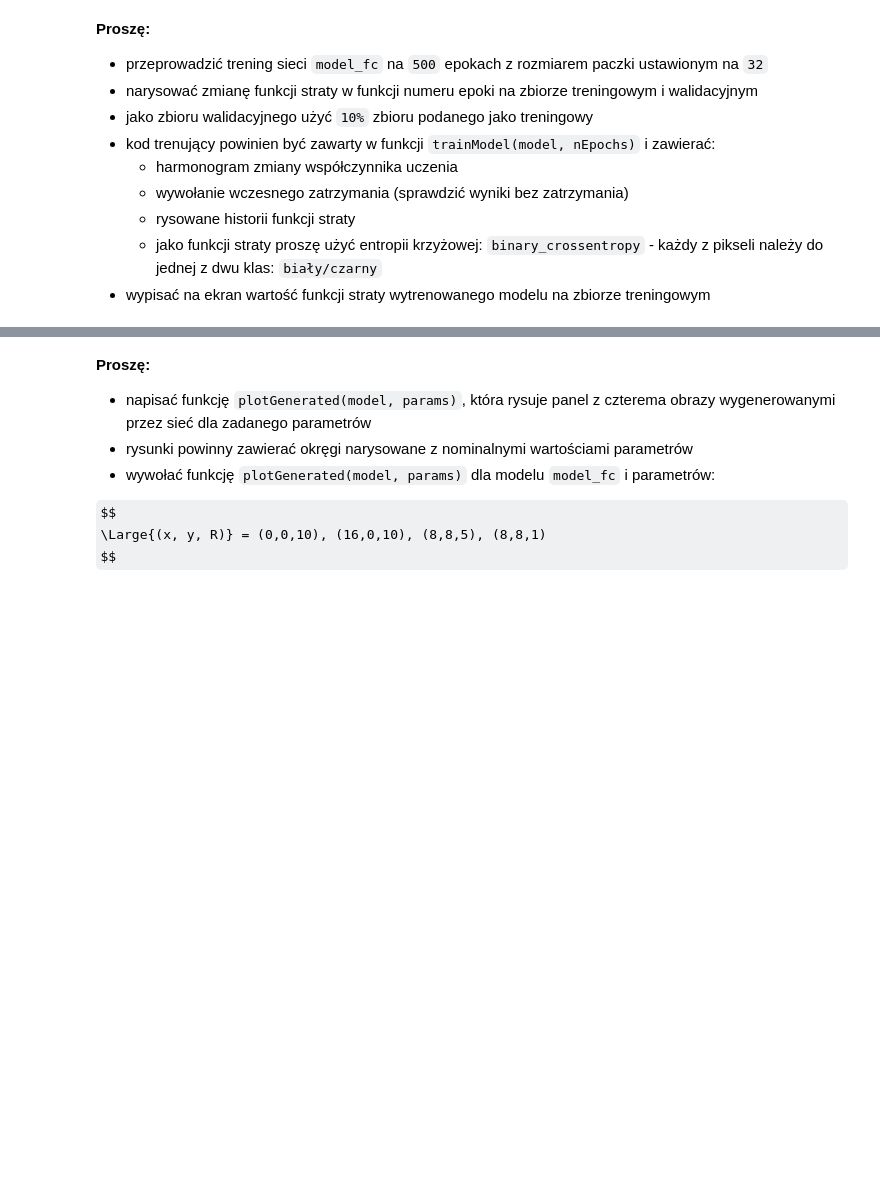
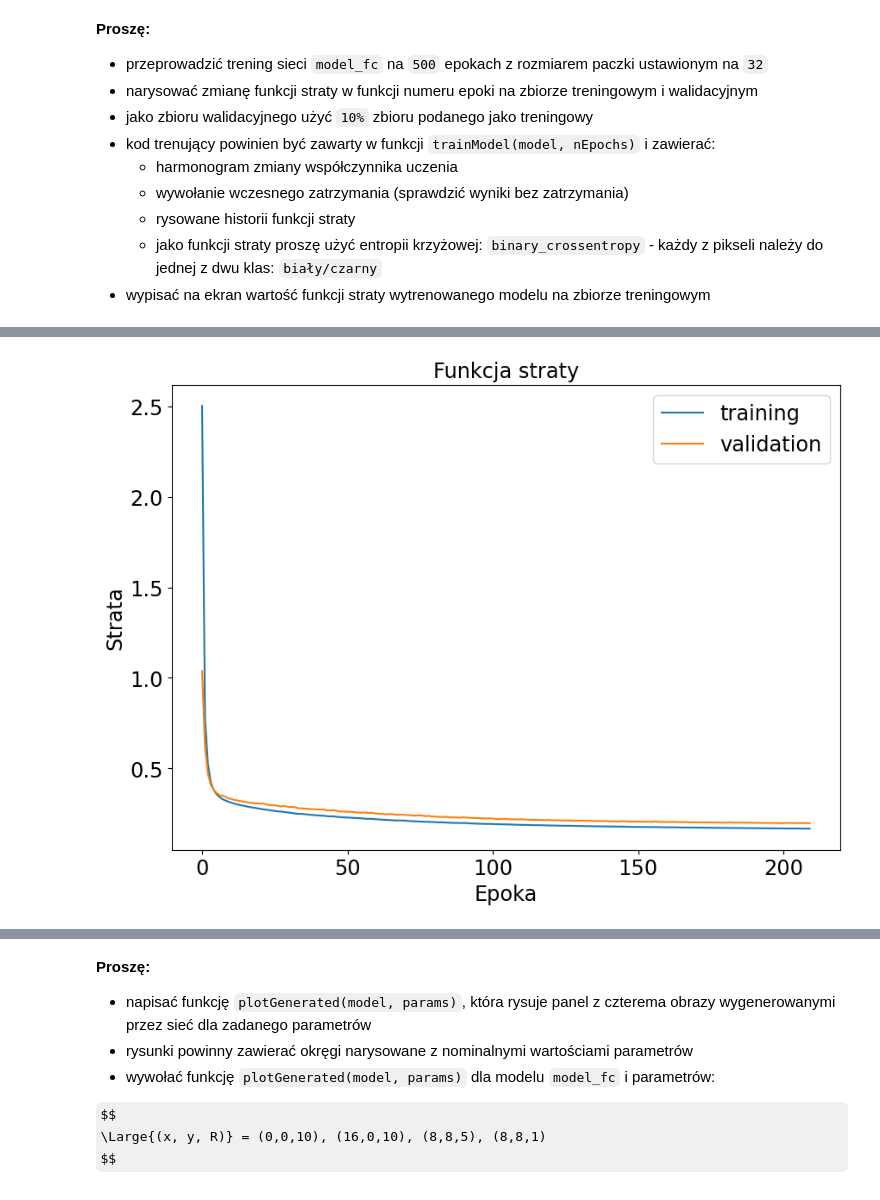
Before and after one commit to bkasza/MLII, a Jupyter notebook: 07/07_Sieci_ze_splotem_2.ipynb, the cells around one changed output, grey strips where cells are left out. Cells and saved outputs as stored; diff of their text form; code cells hidden in the pictures; some formulas as TeX source; blank space fills up the shorter version.

```diff
--- a/07/07_Sieci_ze_splotem_2.ipynb
+++ b/07/07_Sieci_ze_splotem_2.ipynb
@@ -204,9 +249,3 @@ print(colored("Labels shape:","blue"), x[1].shape)
 
 **Uwaga:**
 * parametr `res` musi mieć wartość domyślną
-# %%
-def discGenerator(res=16):
-...rozwiązanie...
-x = next(discGenerator())
-print(colored("Features shape:","blue"), x[0].shape)
-print(colored("Labels shape:","blue"), x[1].shape)
@@ -239,0 +310,13 @@ pass
+# %%
+bias = tf.keras.initializers.RandomUniform(minval = -1, maxval = 1)
+model_fc = tf.keras.models.Sequential([
+    tf.keras.Input(shape=(3,)),
+    tf.keras.layers.Dense(16, activation='relu', input_shape=(3,), kernel_initializer='HeNormal', bias_initializer=bias),  # Warstwa wejściowa (3 cechy: x, y, R)
+    tf.keras.layers.Dense(128, activation='relu', kernel_initializer='HeNormal', bias_initializer=bias),  # Pierwsza warstwa ukryta
+    tf.keras.layers.Dense(256, activation='sigmoid', kernel_initializer="HeNormal", bias_initializer = bias), # Druga warstwa ukryta
+    # tf.keras.layers.Dense(res * res, activation='sigmoid'),  # Warstwa wyjściowa (res*res pikseli)
+    tf.keras.layers.Reshape((res, res, 1))  # Zmiana kształtu na (res, res, 1)
+])
+
+# Wypisanie podsumowania modelu
+model_fc.summary()
@@ -272,0 +402,47 @@ trainModel(model_fc, nEpochs)
+# %%
+%%time
+
+import matplotlib.pyplot as plt
+
+def trainModel(model, nEpochs):
+    """Trenuje model sieci neuronowej.
+
+    Args:
+        model: Model sieci neuronowej do trenowania.
+        nEpochs: Liczba epok treningu.
+    """
+
+    # Definiowanie harmonogramu zmiany współczynnika uczenia
+    lr_schedule = tf.keras.optimizers.schedules.ExponentialDecay(
+        initial_learning_rate=1e-3,
+        decay_steps=10000,
+        decay_rate=0.9)
+
+    # Kompilacja modelu
+    model.compile(optimizer=tf.keras.optimizers.Adam(learning_rate=lr_schedule),
+                  loss='binary_crossentropy')
+
+    # Definiowanie wczesnego zatrzymania
+    early_stopping = tf.keras.callbacks.EarlyStopping(monitor='val_loss', patience=10)
+
+    # Trenowanie modelu
+    history = model.fit(features, labels, epochs=nEpochs, batch_size=32,
+                        validation_split=0.1, callbacks=[early_stopping])
+
+    # Rysowanie historii funkcji straty
+    plt.plot(history.history['loss'], label='training')
+    plt.plot(history.history['val_loss'], label='validation')
+    plt.title('Funkcja straty')
+    plt.ylabel('Strata')
+    plt.xlabel('Epoka')
+    plt.legend()
+    plt.show()
+
+    # Wypisanie wartości funkcji straty na zbiorze treningowym
+    loss = model.evaluate(features, labels, verbose=0)
+    print(f"Wartość funkcji straty na zbiorze treningowym: {loss}")
+
+# Wywołanie funkcji trainModel() dla modelu model_fc
+nEpochs = 500
+trainModel(model_fc, nEpochs)
+# %% [output]
@@ -272,0 +466 @@ trainModel(model_fc, nEpochs)
+[figure, added]
```
Also changed, not shown: parts of 16 cells of this notebook, 1 other file.
